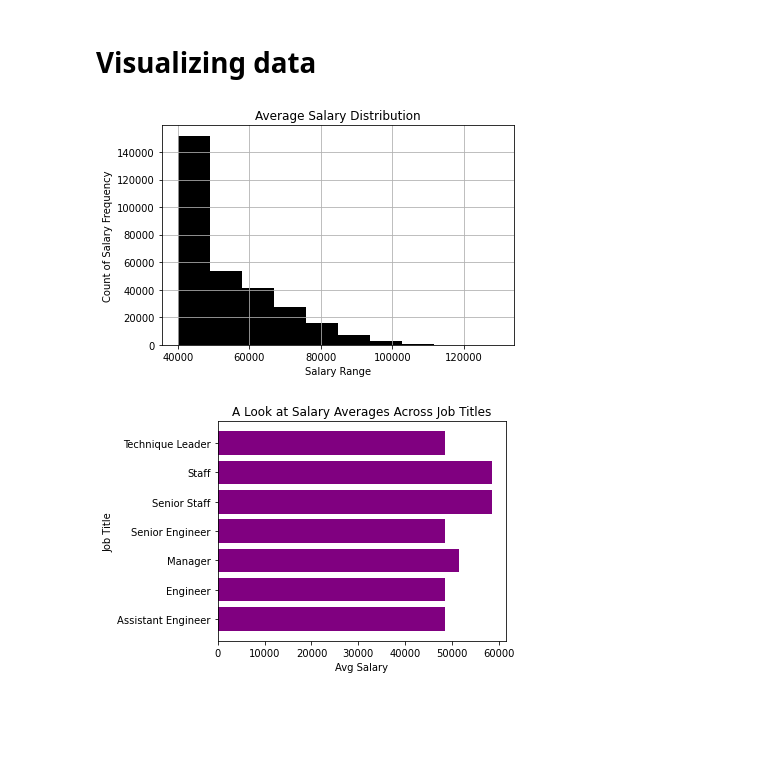
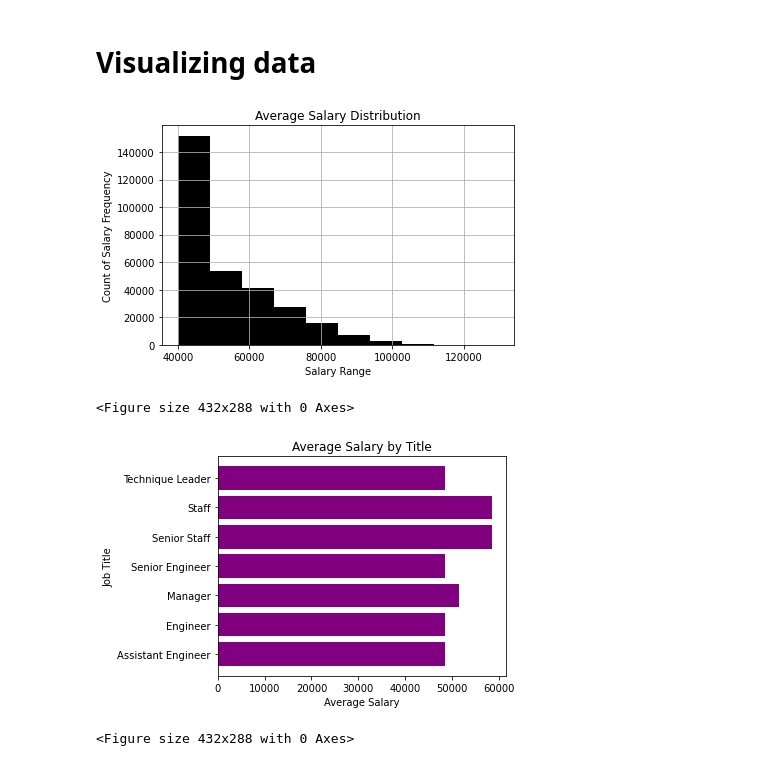
Before and after one commit to Franco1230/09-SQL-Challenge, a Jupyter notebook: EmployeeSQL/bonus_analysis.ipynb, the cells around one changed output. Drawn from its saved outputs; the diff is of its cells as text; code cells hidden in the pictures; blank space fills up the shorter version.

```diff
--- a/EmployeeSQL/bonus_analysis.ipynb
+++ b/EmployeeSQL/bonus_analysis.ipynb
@@ -7,7 +7,7 @@ import matplotlib.pyplot as plt
 # %%
 # Create a connection to the sql server/database
 
-engine = create_engine('postgresql://postgres:HnF071019@localhost:5432/EmployeeSQL')
+engine = create_engine('postgresql://postgres:HnF071019@localhost:5432/EmployeeSQL_db')
 connection = engine.connect()
 # %% [markdown]
 # Set queries for tables required for analysis
@@ -100,19 +100,25 @@ plt.ylabel("Count of Salary Frequency")
 plt.title("Average Salary Distribution")
 plt.tight_layout()
 plt.show()
+
+plt.savefig("average_salary_distribution.png")
 # %% [output]
 [figure]
+<Figure size 432x288 with 0 Axes>
 # %%
 # Create a bar chart of average salary by title
 
 x_axis = average_salary["salary"]
 y_axis = average_salary["title"]
 
 plt.barh(y_axis, x_axis, color = "purple")
 plt.ylabel("Job Title")
-plt.xlabel("Avg Salary")
-plt.title("A Look at Salary Averages Across Job Titles")
+plt.xlabel("Average Salary")
+plt.title("Average Salary by Title")
 plt.tight_layout()
 plt.show()
+
+plt.savefig("average_salary_by_title.png")
 # %% [output]
-[figure, old version]
+[figure, new version]
+<Figure size 432x288 with 0 Axes>
```
Also changed, not shown: parts of 4 cells of this notebook, 4 other files.
